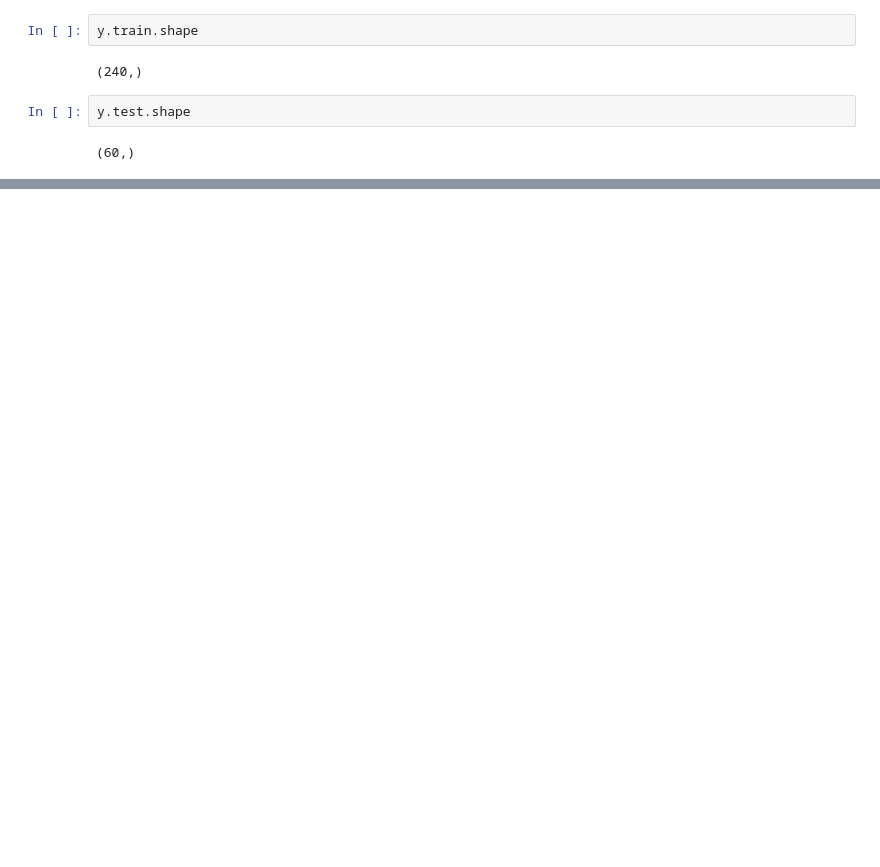
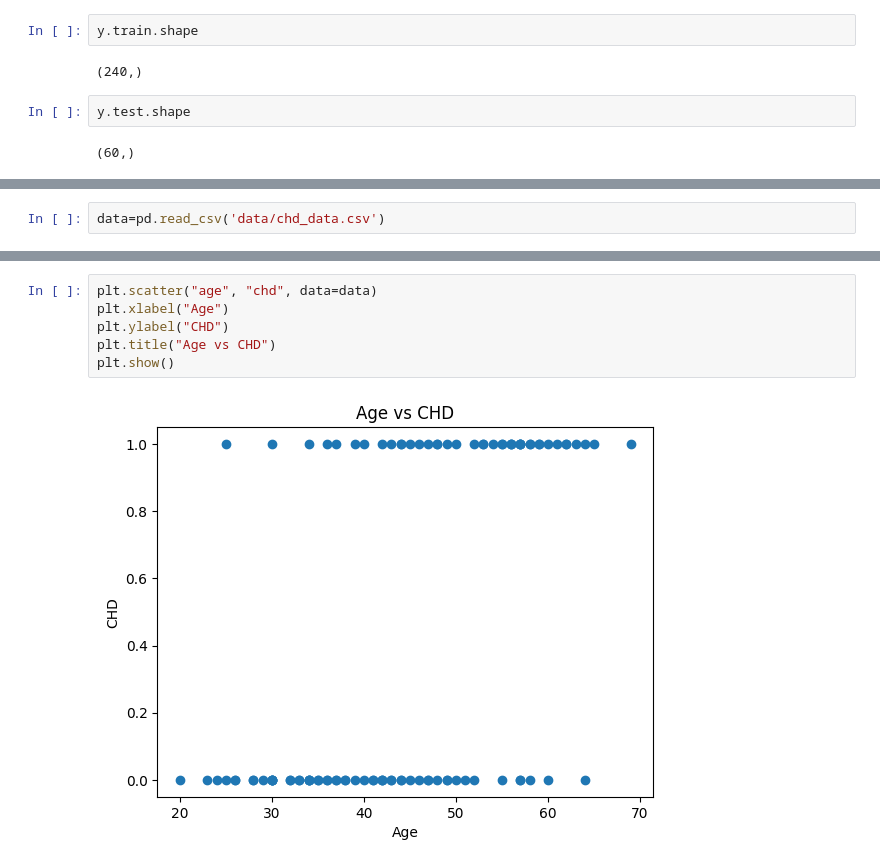
Before and after one commit to Imnarendra18/AI-ML-Project-Beginner-Intermediate-, a Jupyter notebook: submission2.ipynb, the cells around one changed output, grey strips where cells are left out. Cells and saved outputs as stored; diff of their text form; blank space fills up the shorter version.

```diff
--- a/submission2.ipynb
+++ b/submission2.ipynb
@@ -399,0 +407,2 @@ NameError: name 'x_train' is not defined
+# %%
+data=pd.read_csv('data/chd_data.csv')
@@ -399,0 +427,8 @@ NameError: name 'x_train' is not defined
+# %%
+plt.scatter("age", "chd", data=data)
+plt.xlabel("Age")
+plt.ylabel("CHD")
+plt.title("Age vs CHD")
+plt.show()
+# %% [output]
+[figure, added]
```
Also changed, not shown: parts of 27 cells of this notebook, 2 other files.
